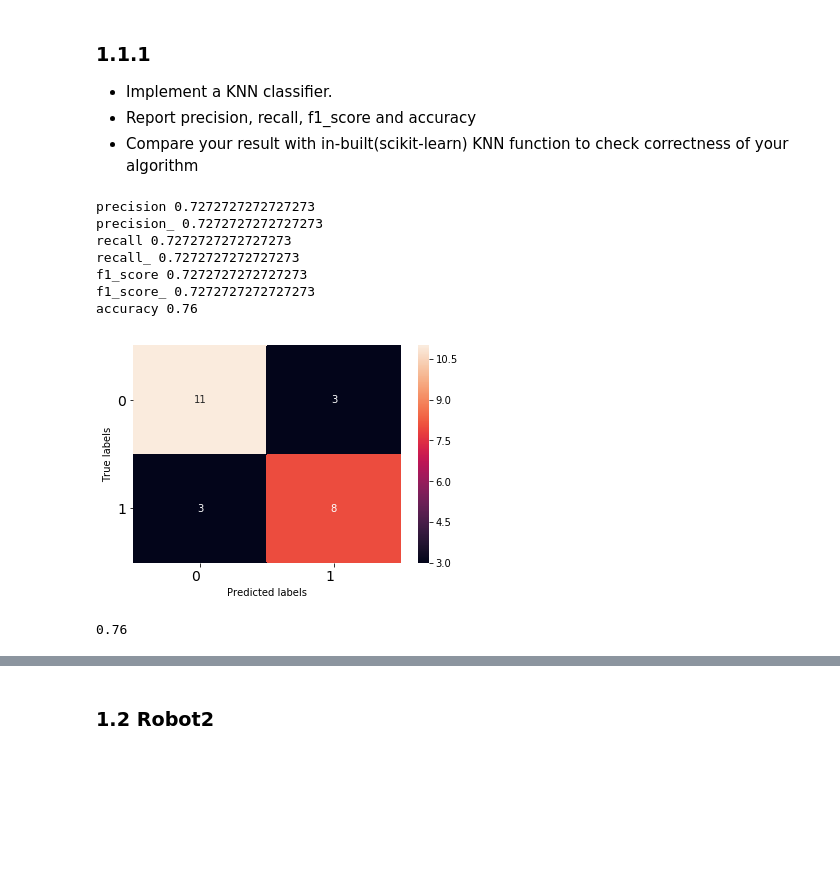
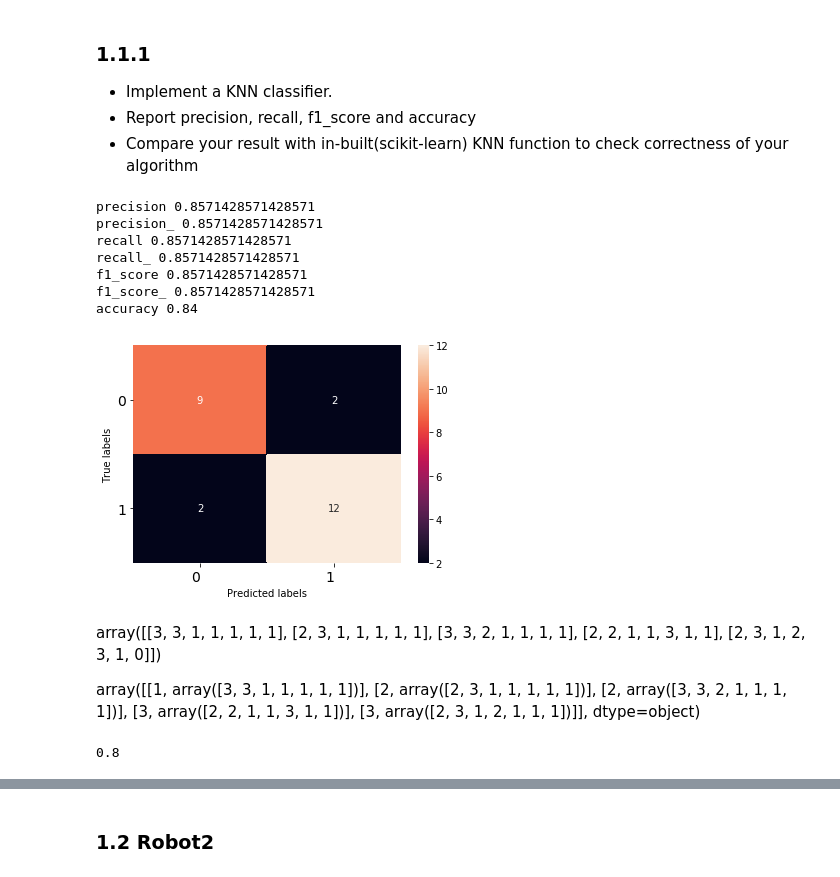
Before and after one commit to abnvanand/smai_a2, a Jupyter notebook: src/KNN.ipynb, the cells around one changed output, grey strips where cells are left out. Saved outputs shown, nothing was run; the diff lists cells and outputs as text; code cells hidden in the pictures; blank space fills up the shorter version.

Commit message:
Add alternative implementation of get_k_nearest_neighbour
Added a function get_k_nearest_neighbours_v2

```diff
--- a/src/KNN.ipynb
+++ b/src/KNN.ipynb
@@ -30,15 +30,33 @@ euclidean_dist([0,0,0],[0,0,0])
 # %% [output]
 0
 # %%
-def get_k_nearest_neighbours(training_points, test_point, k):
+def get_k_nearest_neighbours(training_df, test_point, k):
     dimensions = len(test_point) - 1  # -1 to not consider class label when calculating distance
-    dists = np.apply_along_axis(euclidean_dist, 1, training_points, test_point, dimensions)
-    distances = np.column_stack((dists, training_points))
+    dists = np.apply_along_axis(euclidean_dist, 1, training_df, test_point, dimensions)
+    distances = np.column_stack((dists, training_df))
 
     distances = distances[distances[:,0].argsort()]
     k_neighbours = distances[:k,1:]
+    return k_neighbours
 
-    return k_neighbours
+
+def get_k_nearest_neighbours_v2(training_df, test_point, k):
+    """Returns k nearest neighbours of test_point, among training_points"""
+    training_points = training_df.values
+    distances = []
+
+    dimensions = len(test_point) - 1  # -1 to not consider class label when calculating distance
+    for point in training_points:
+        distance = euclidean_dist(point, test_point, dimensions)
+        distances.append((distance, point)) # append as tuple: (distance, point)
+
+    distances.sort(key=lambda x: x[0]) # sort the points by euclidean_distance
+
+    neighbours = []
+    for i in range(k):
+        neighbours.append(distances[i][1])
+
+    return np.array(neighbours)
 
 
 def best_class(neighbours):
@@ -49,7 +67,7 @@ def best_class(neighbours):
     return unique_labels[index]
 # %%
 def classify_example(example, training_df, k):
-    neighbours = get_k_nearest_neighbours(training_df, example.values, k=k)
+    neighbours = get_k_nearest_neighbours_v2(training_df, example.values, k=k)
     return best_class(neighbours)
 # %%
 def predict(test_df, train_df, k):
@@ -170,33 +188,49 @@ df.head(3)
  - Report precision, recall, f1_score and accuracy
  - Compare your result with in-built(scikit-learn) KNN function to check correctness of your algorithm
 # %%
-train_df, validate_df = train_test_split(df, test_size = 0.2, random_state=0)
-predictions = predict(validate_df, train_df, k=7)
+number_of_neighbours = 5
+
+train_df, validate_df = train_test_split(df, test_size = 0.2, random_state=1)
+
+predictions = predict(validate_df, train_df, k=number_of_neighbours)
+
 actual = validate_df["label"]
 
 combined_df = pd.concat([actual, predictions],axis=1)
 
 print("precision",precision(combined_df))
 print("precision_",precision_(combined_df, 1))
 
 print("recall", recall(combined_df))
 print("recall_", recall_(combined_df, 1))
 
 print("f1_score", f1_score(combined_df))
 print("f1_score_", f1_score_(combined_df, 1))
 
 print("accuracy",accuracy(combined_df))
 
 plot_confusion_heatmap(combined_df, xticks_rotation=0)
 # %% [output]
-precision 0.7272727272727273
-precision_ 0.7272727272727273
-recall 0.7272727272727273
-recall_ 0.7272727272727273
-f1_score 0.7272727272727273
-f1_score_ 0.7272727272727273
-accuracy 0.76
+precision 0.8571428571428571
+precision_ 0.8571428571428571
+recall 0.8571428571428571
+recall_ 0.8571428571428571
+f1_score 0.8571428571428571
+f1_score_ 0.8571428571428571
+accuracy 0.84
-[figure, old version]
+[figure, new version]
+# %% [markdown]
+array([[3, 3, 1, 1, 1, 1, 1],
+       [2, 3, 1, 1, 1, 1, 1],
+       [3, 3, 2, 1, 1, 1, 1],
+       [2, 2, 1, 1, 3, 1, 1],
+       [2, 3, 1, 2, 3, 1, 0]])
+
+array([[1, array([3, 3, 1, 1, 1, 1, 1])],
+       [2, array([2, 3, 1, 1, 1, 1, 1])],
+       [2, array([3, 3, 2, 1, 1, 1, 1])],
+       [3, array([2, 2, 1, 1, 3, 1, 1])],
+       [3, array([2, 3, 1, 2, 1, 1, 1])]], dtype=object)
 # %%
 # Comparison with sklearn
 from sklearn.neighbors import KNeighborsClassifier
@@ -209,7 +243,7 @@ from sklearn.metrics import accuracy_score
 X_train, y_train = train_df.drop(["label"], axis=1), train_df["label"]
 X_test, y_test = validate_df.drop(["label"], axis=1), validate_df["label"]
 
-model = KNeighborsClassifier(n_neighbors=7)
+model = KNeighborsClassifier(n_neighbors=number_of_neighbours)
 
 # Train the model using the training set
 model.fit(X_train, y_train)
@@ -220,7 +254,7 @@ y_pred = model.predict(X_test)
 # Report accuracy
 accuracy_score(y_test, y_pred)
 # %% [output]
-0.76
+0.8
 # %%
 from math import sqrt, floor
 accuracies = []
```
Also changed, not shown: parts of 6 cells of this notebook.
